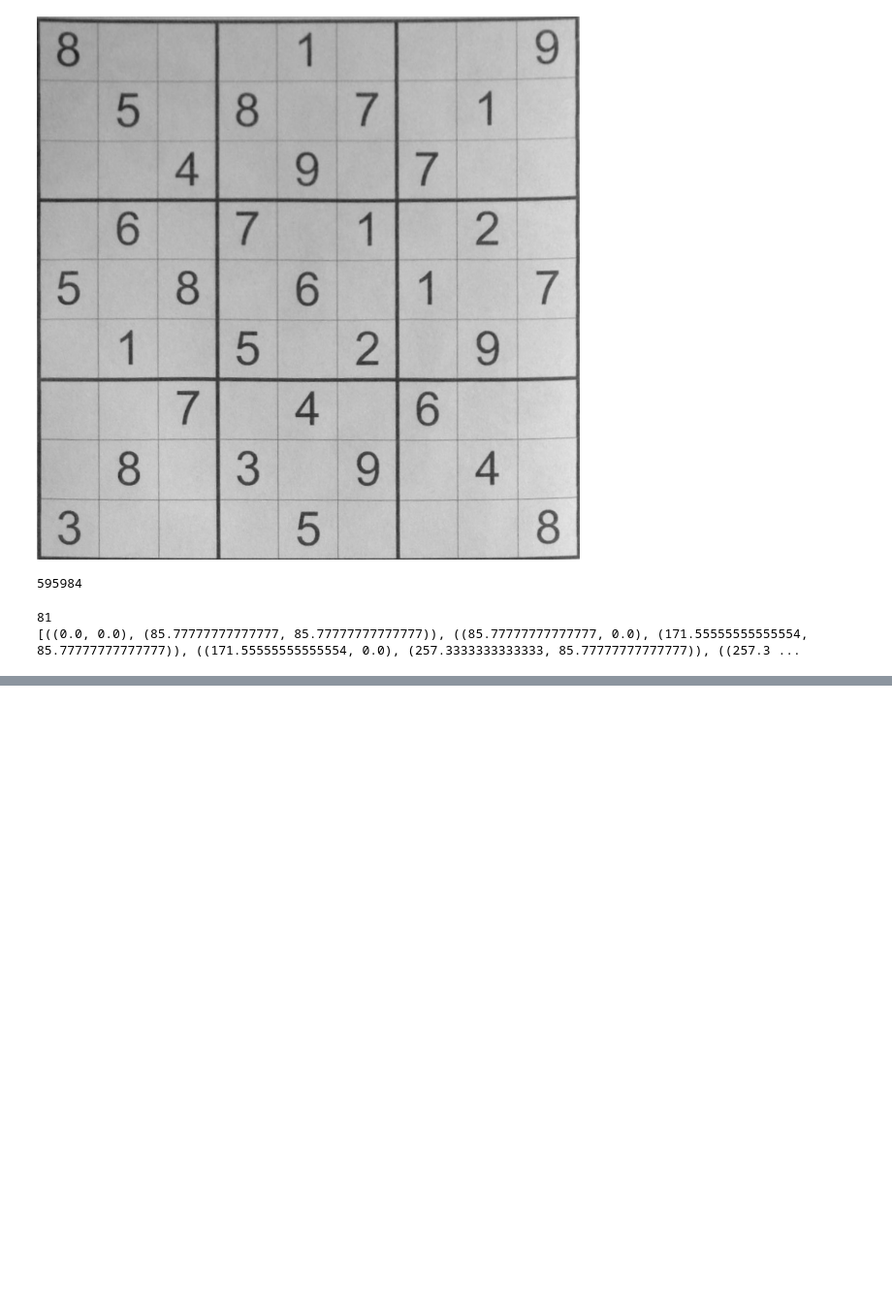
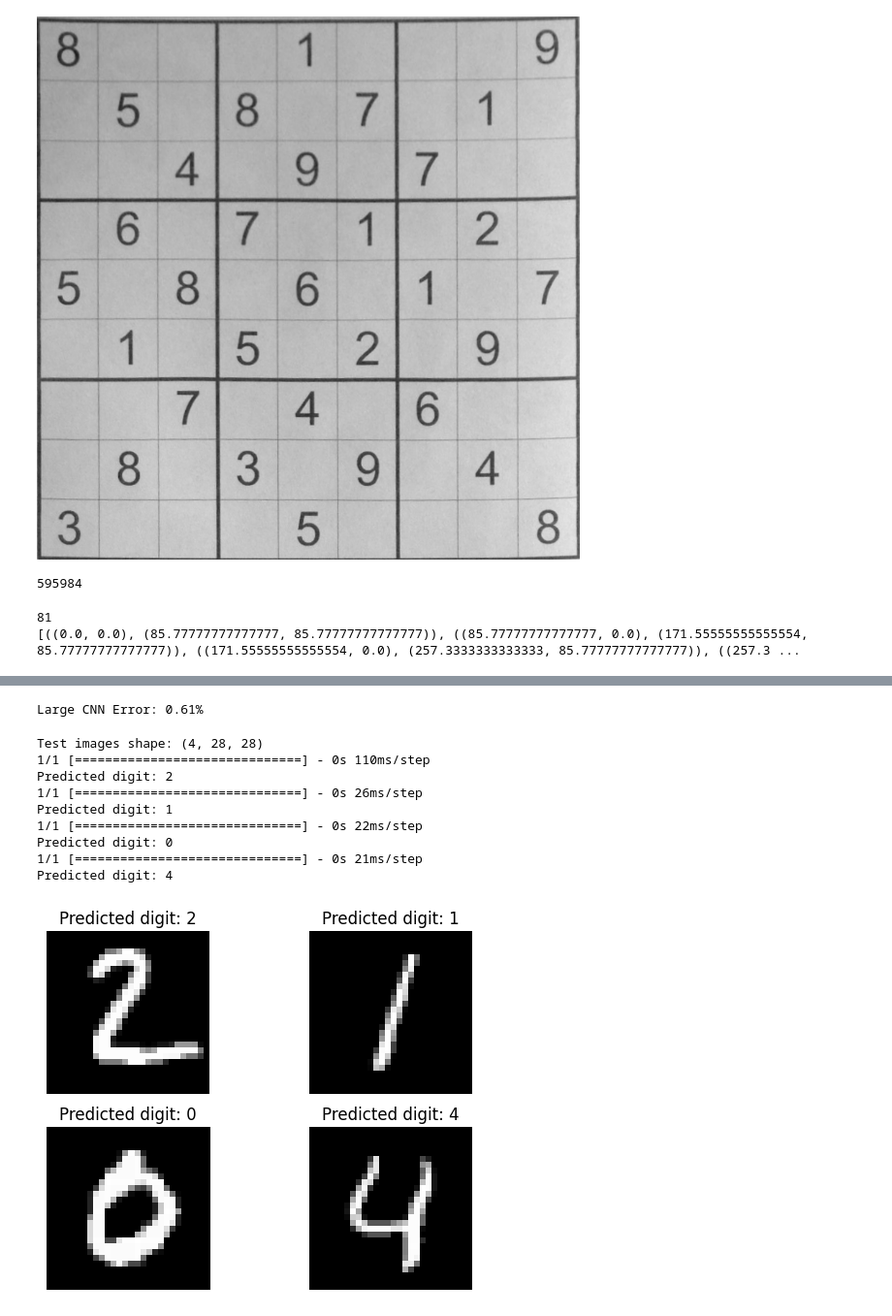
Before and after one commit to shambhavii13/SudokuSolver, a Jupyter notebook: Sudoku_Solver.ipynb, the cells around one changed output, grey strips where cells are left out. Shown at 97% size. Saved outputs shown, nothing was run; the diff lists cells and outputs as text; code cells hidden in the pictures; blank space fills up the shorter version.

```diff
--- a/Sudoku_Solver.ipynb
+++ b/Sudoku_Solver.ipynb
@@ -258,0 +305,15 @@ Image.fromarray(final_image, ).show()
+# %%
+#model
+model = Sequential()
+model.add(Conv2D(32, (5, 5), input_shape=(28, 28,1), activation='relu'))
+model.add(MaxPooling2D(pool_size=(2, 2)))
+model.add(Conv2D(16, (3, 3), activation='relu'))
+model.add(MaxPooling2D(pool_size=(2, 2)))
+model.add(Dropout(0.2))
+model.add(Flatten())
+model.add(Dense(128, activation='relu'))
+model.add(Dense(64, activation='relu'))
+model.add(Dense(num_classes, activation='softmax'))
+
+model.compile(loss='categorical_crossentropy', optimizer='adam', metrics=['accuracy'])
+model.fit(X_train, y_train, validation_data=(X_test, y_test), epochs=20, batch_size=200)
@@ -258,0 +339,38 @@ Image.fromarray(final_image, ).show()
+# %%
+scores = model.evaluate(X_test, y_test, verbose=0)
+print("Large CNN Error: %.2f%%" % (100-scores[1]*100))
+# %% [output]
+Large CNN Error: 0.61%
+# %%
+import numpy as np
+import matplotlib.pyplot as plt
+
+test_images = X_test[1:5]
+test_images = test_images.reshape(test_images.shape[0], 28, 28)
+print("Test images shape: {}".format(test_images.shape))
+
+for i, test_image in enumerate(test_images, start=1):
+    org_image = test_image
+    test_image = test_image.reshape(1, 28, 28, 1)  # Correct the reshaping here
+    probabilities = model.predict(test_image)
+    predicted_class = np.argmax(probabilities)
+
+    print("Predicted digit: {}".format(predicted_class))
+
+    plt.subplot(220 + i)
+    plt.axis('off')
+    plt.title("Predicted digit: {}".format(predicted_class))
+    plt.imshow(org_image, cmap=plt.get_cmap('gray'))
+
+plt.show()
+# %% [output]
+Test images shape: (4, 28, 28)
+1/1 [==============================] - 0s 110ms/step
+Predicted digit: 2
+1/1 [==============================] - 0s 26ms/step
+Predicted digit: 1
+1/1 [==============================] - 0s 22ms/step
+Predicted digit: 0
+1/1 [==============================] - 0s 21ms/step
+Predicted digit: 4
+[figure, added]
```
Also changed, not shown: parts of 18 cells of this notebook.
